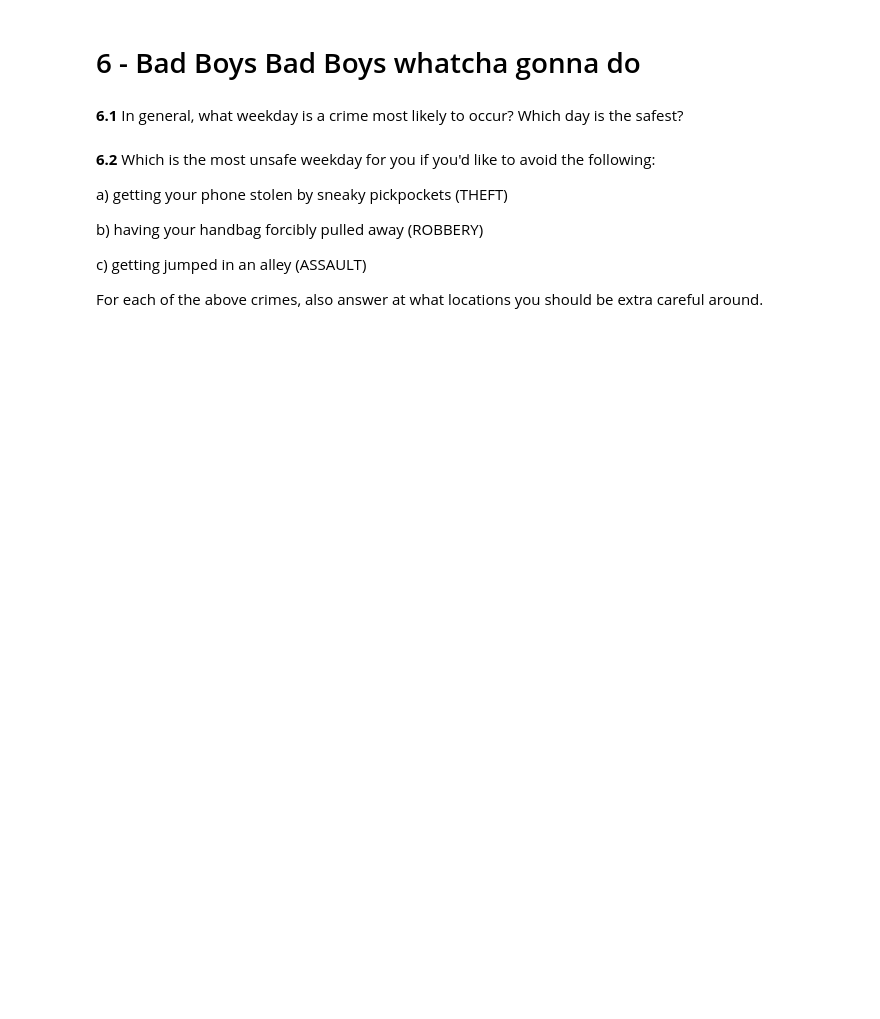
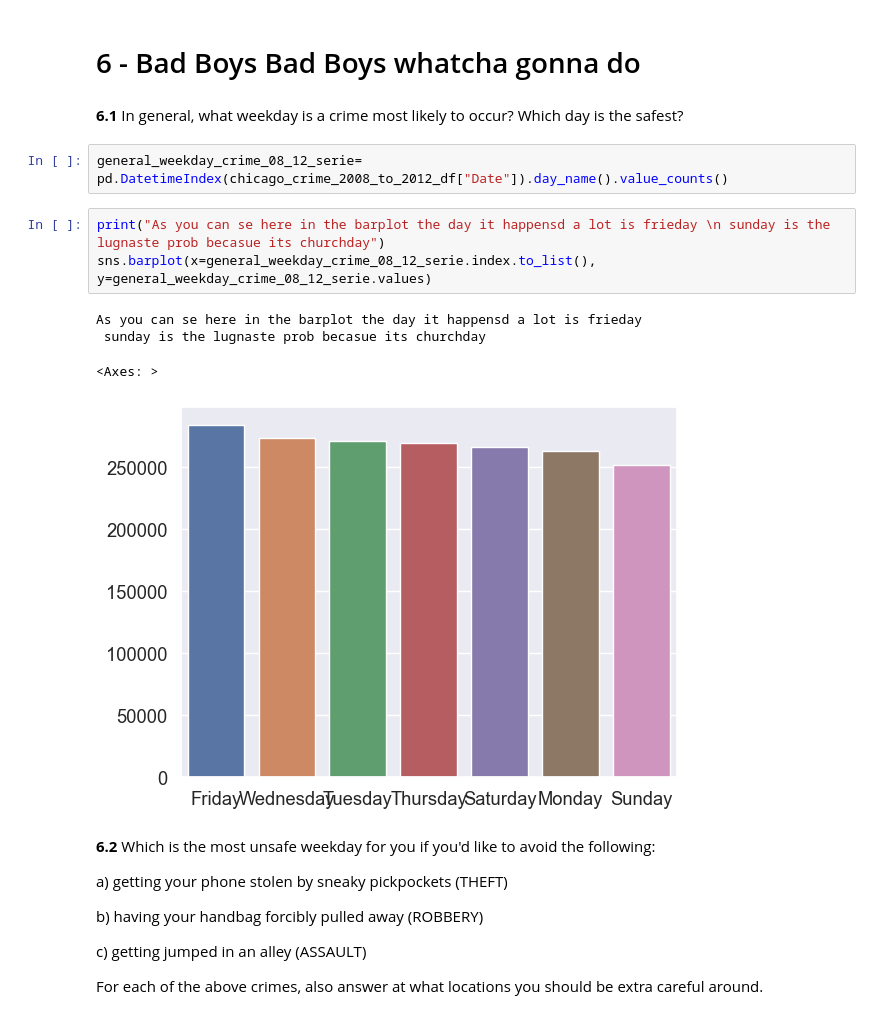
Before and after one commit to d0ndada/Chicago_Crime_Data_Analysis, a Jupyter notebook: chicago.ipynb, the cells around one changed output. Cells and saved outputs as stored; diff of their text form; blank space fills up the shorter version.

```diff
--- a/chicago.ipynb
+++ b/chicago.ipynb
@@ -562,6 +665,16 @@ How does it look for all weekdays individually?
 # 6 - Bad Boys Bad Boys whatcha gonna do
 # %% [markdown]
 **6.1** In general, what weekday is a crime most likely to occur? Which day is the safest?
+# %%
+general_weekday_crime_08_12_serie= pd.DatetimeIndex(chicago_crime_2008_to_2012_df["Date"]).day_name().value_counts()
+# %%
+print("As you can se here in the barplot the day it happensd a lot is frieday \n sunday is the lugnaste prob becasue its churchday")
+sns.barplot(x=general_weekday_crime_08_12_serie.index.to_list(), y=general_weekday_crime_08_12_serie.values)
+# %% [output]
+As you can se here in the barplot the day it happensd a lot is frieday
+ sunday is the lugnaste prob becasue its churchday
+<Axes: >
+[figure, added]
 # %% [markdown]
 **6.2** Which is the most unsafe weekday for you if you'd like to avoid the following:
 
```
Also changed, not shown: parts of 40 cells of this notebook.
